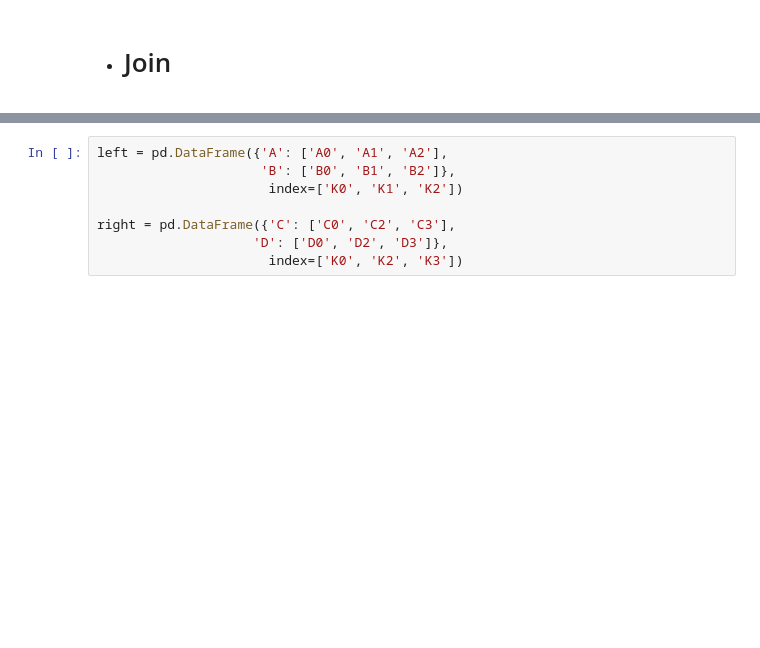
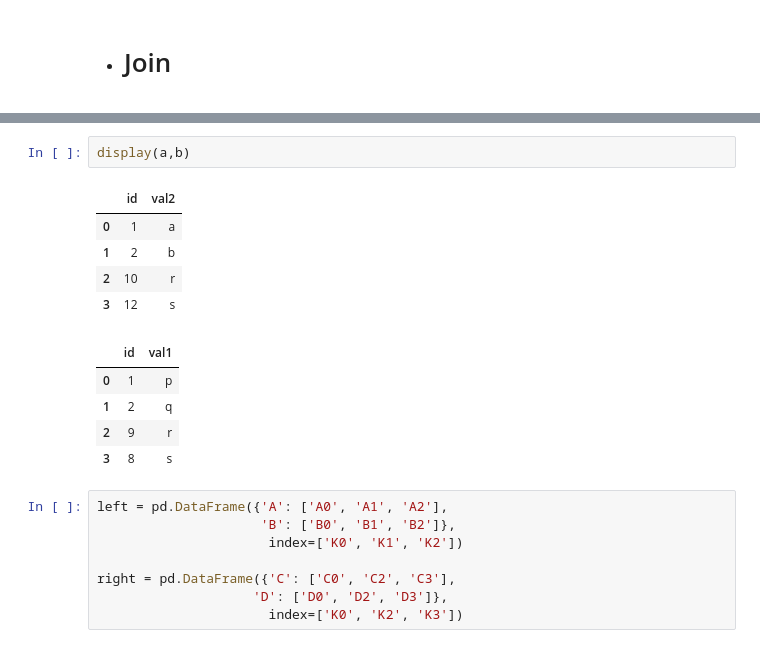
Before and after one commit to doumbiassa/GitHub_tutoring, a Jupyter notebook: Serries_and_Data_Frame.ipynb, the cells around one changed output, grey strips where cells are left out. Drawn from its saved outputs; the diff is of its cells as text; blank space fills up the shorter version.

```diff
--- a/Serries_and_Data_Frame.ipynb
+++ b/Serries_and_Data_Frame.ipynb
@@ -300,3 +350,16 @@ pd.merge(left, right, how='left', on=['key1', 'key2'])
+# %%
+display(a,b)
+# %% [output]
+|  | id | val2 |
+| 0 | 1 | a |
+| 1 | 2 | b |
+| 2 | 10 | r |
+| 3 | 12 | s |
+|  | id | val1 |
+| 0 | 1 | p |
+| 1 | 2 | q |
+| 2 | 9 | r |
+| 3 | 8 | s |
 # %%
 left = pd.DataFrame({'A': ['A0', 'A1', 'A2'],
                      'B': ['B0', 'B1', 'B2']},
```
Also changed, not shown: parts of 24 cells of this notebook, 8 other files.
